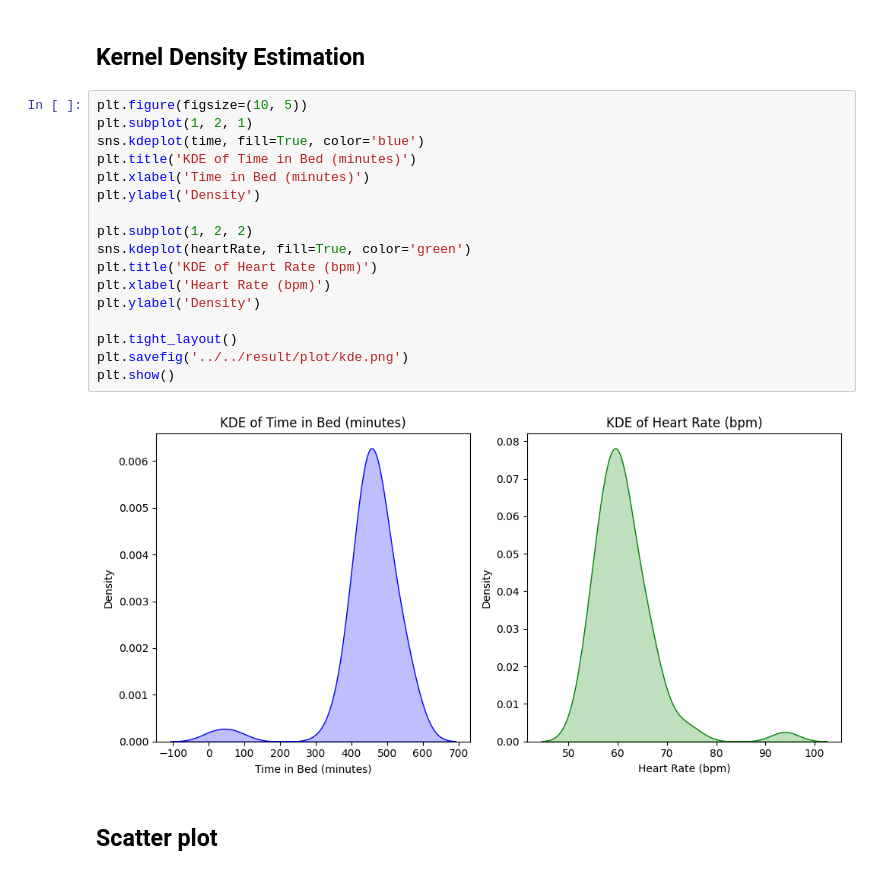
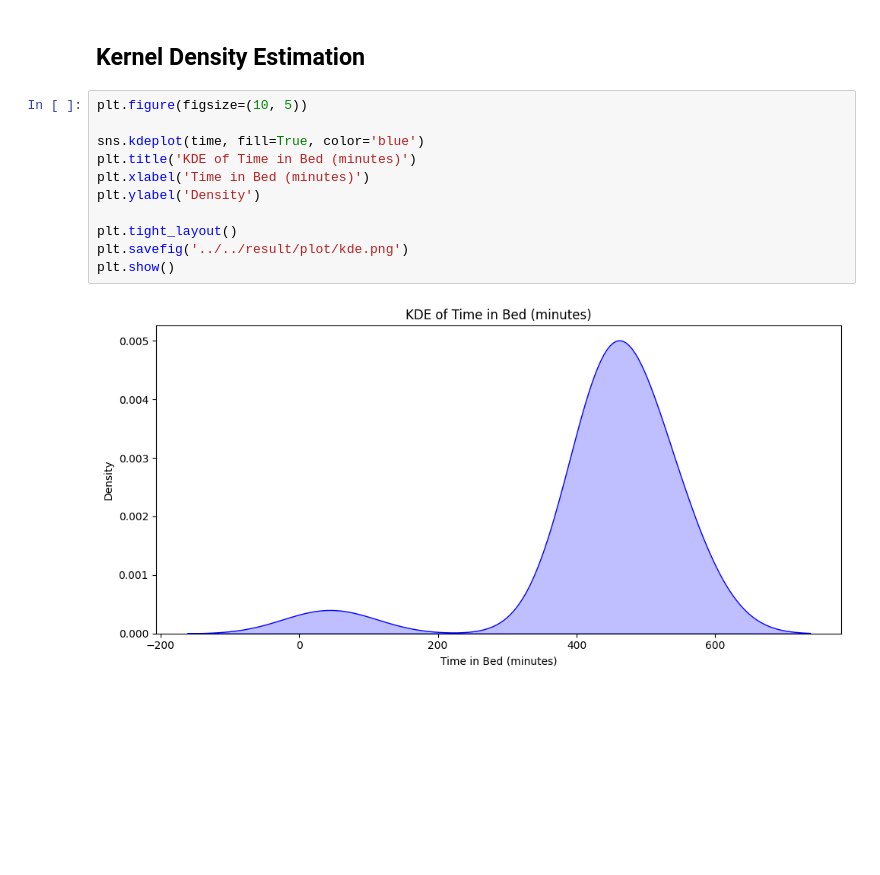
Before and after one commit to KhornVictor/sleepStatisticalAnalyzing, a Jupyter notebook: notebook/self/dataExploration.ipynb, the cells around one changed output. Drawn from its saved outputs; the diff is of its cells as text; blank space fills up the shorter version.

```diff
--- a/notebook/self/dataExploration.ipynb
+++ b/notebook/self/dataExploration.ipynb
@@ -285,22 +192,14 @@ plt.show()
 ## Kernel Density Estimation
 # %%
 plt.figure(figsize=(10, 5))
-plt.subplot(1, 2, 1)
+
 sns.kdeplot(time, fill=True, color='blue')
 plt.title('KDE of Time in Bed (minutes)')
 plt.xlabel('Time in Bed (minutes)')
 plt.ylabel('Density')
 
-plt.subplot(1, 2, 2)
-sns.kdeplot(heartRate, fill=True, color='green')
-plt.title('KDE of Heart Rate (bpm)')
-plt.xlabel('Heart Rate (bpm)')
-plt.ylabel('Density')
-
 plt.tight_layout()
 plt.savefig('../../result/plot/kde.png')
 plt.show()
 # %% [output]
-[figure, old version]
+[figure, new version]
-# %% [markdown]
-## Scatter plot
```
Also changed, not shown: parts of 29 cells of this notebook, 6 other files.
